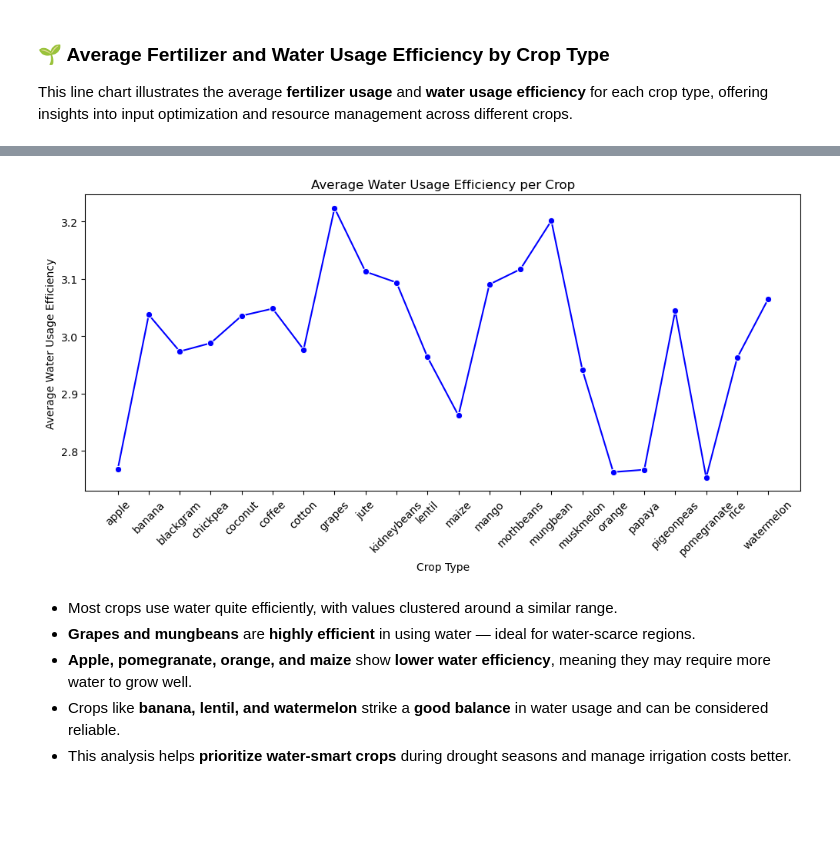
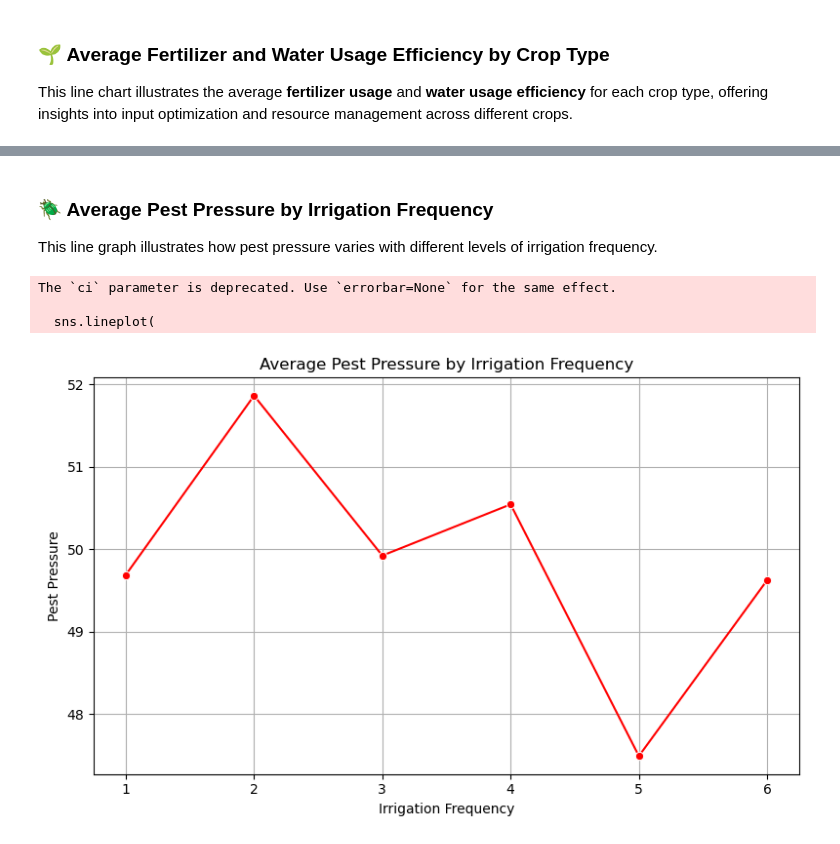
Before and after one commit to JaisreeMK-15/Crop-yield-prediction-and-recommendation, a Jupyter notebook: Crop prediction and recommendation.ipynb, the cells around one changed output, grey strips where cells are left out. Drawn from its saved outputs; the diff is of its cells as text; code cells hidden in the pictures; blank space fills up the shorter version.

```diff
--- a/Crop prediction and recommendation.ipynb
+++ b/Crop prediction and recommendation.ipynb
@@ -474,17 +565,22 @@ plt.show()
-# %%
-# water usage efficiency for each crop
-plt.figure(figsize=(12, 5))
-sns.lineplot(x=avg_usage.index, y=avg_usage['water_usage_efficiency'], marker='o', color='blue')
-plt.title("Average Water Usage Efficiency per Crop")
-plt.xlabel("Crop Type")
-plt.ylabel("Average Water Usage Efficiency")
-plt.xticks(rotation=45)
-plt.show()
-# %% [output]
-[figure, removed]
-# %% [markdown]
-- Most crops use water quite efficiently, with values clustered around a similar range.
-- **Grapes and mungbeans** are **highly efficient** in using water — ideal for water-scarce regions.
-- **Apple, pomegranate, orange, and maize** show **lower water efficiency**, meaning they may require more water to grow well.
-- Crops like **banana, lentil, and watermelon** strike a **good balance** in water usage and can be considered reliable.
-- This analysis helps **prioritize water-smart crops** during drought seasons and manage irrigation costs better.
+# %% [markdown]
+### 🪲 Average Pest Pressure by Irrigation Frequency
+This line graph illustrates how pest pressure varies with different levels of irrigation frequency.
+# %%
+# average pest pressure by the irrigation frequency
+
+plt.figure(figsize=(8, 5))
+sns.lineplot(
+    data=crop_df, x='irrigation_frequency', y='pest_pressure',
+    estimator='mean', ci=None, marker='o', color='red'
+)
+plt.title("Average Pest Pressure by Irrigation Frequency")
+plt.xlabel("Irrigation Frequency")
+plt.ylabel("Pest Pressure")
+plt.grid(True)
+plt.tight_layout()
+plt.show()
+# %% [output]
+The `ci` parameter is deprecated. Use `errorbar=None` for the same effect.
+
+  sns.lineplot(
+[figure, added]
```
Also changed, not shown: parts of 22 cells of this notebook.
